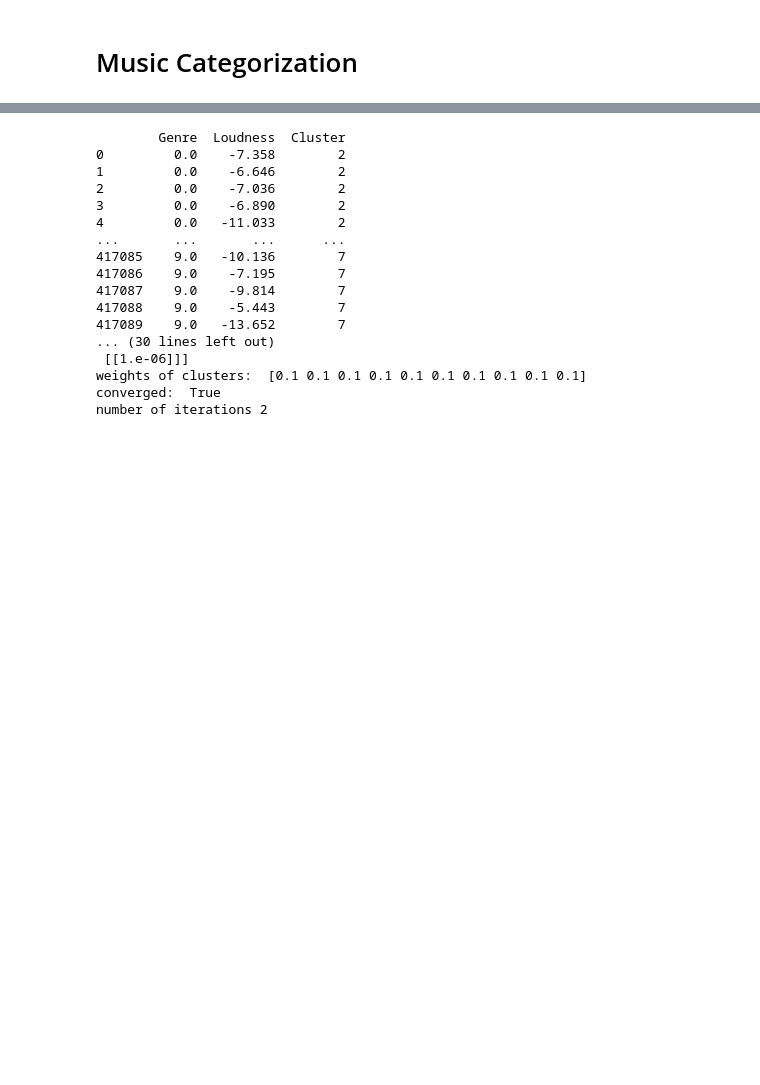
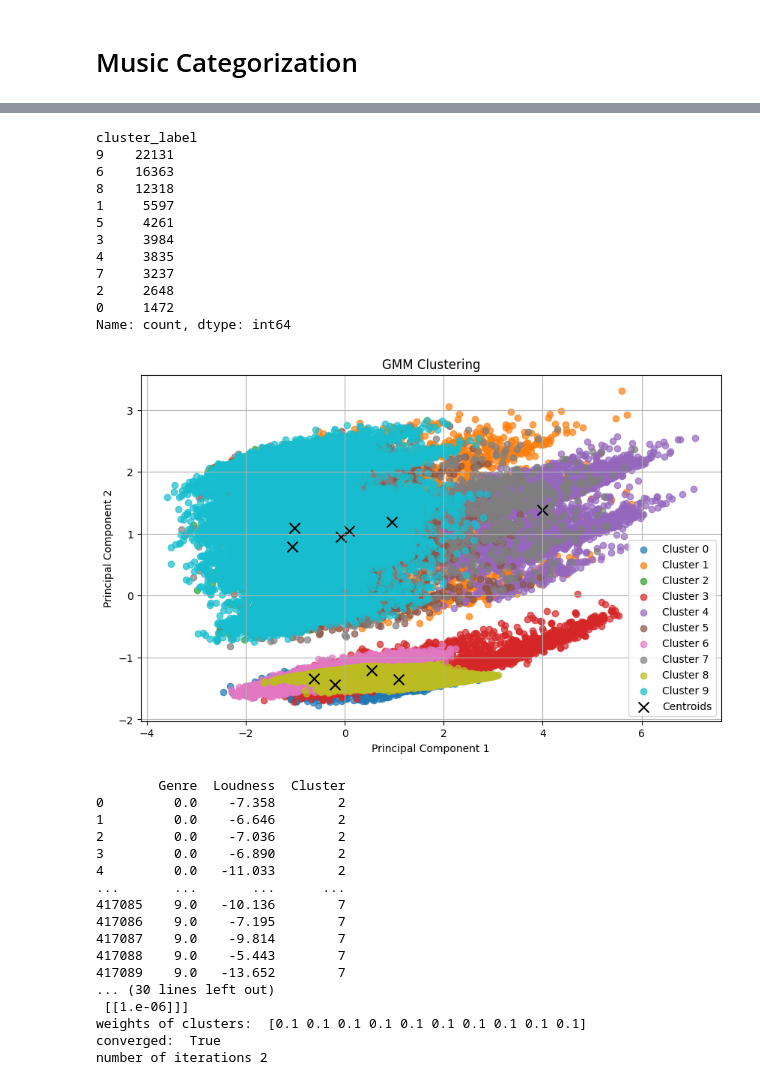
Before and after one commit to ababoescu/COGS118B_Project, a Jupyter notebook: Data_Wrangling_groupXXX.ipynb, the cells around one changed output, grey strips where cells are left out. Drawn from its saved outputs; the diff is of its cells as text; code cells hidden in the pictures; blank space fills up the shorter version.

Commit message:
updated GMM visualization
Updated the GMM (printing visualization) on both the data wrangling section and Final Project section

```diff
--- a/Data_Wrangling_groupXXX.ipynb
+++ b/Data_Wrangling_groupXXX.ipynb
@@ -846,34 +832,48 @@ preprocessor = ColumnTransformer(
 
 X_processed = preprocessor.fit_transform(merged_dataset)
 
-n_components = 9
+n_components = 10
 gmm = GaussianMixture(n_components=n_components, random_state=42)
 gmm.fit(X_processed)
 
 cluster_labels = gmm.predict(X_processed)
 
 merged_dataset['cluster_label'] = cluster_labels
 
 print(merged_dataset['cluster_label'].value_counts())
 
 pca = PCA(n_components=2)
 X_reduced = pca.fit_transform(X_processed)
 
 plt.figure(figsize=(10, 6))
 for cluster_label in range(n_components):
     plt.scatter(X_reduced[cluster_labels == cluster_label, 0],
                 X_reduced[cluster_labels == cluster_label, 1],
                 label=f'Cluster {cluster_label}', alpha=0.7)
 
 
 centroids = pca.transform(gmm.means_)
 plt.scatter(centroids[:, 0], centroids[:, 1], marker='x', color='black', s=100, label='Centroids')
 plt.title('GMM Clustering')
 plt.xlabel("Principal Component 1")
 plt.ylabel("Principal Component 2")
 plt.legend()
 plt.grid(True)
 plt.show()
+# %% [output]
+cluster_label
+9    22131
+6    16363
+8    12318
+1     5597
+5     4261
+3     3984
+4     3835
+7     3237
+2     2648
+0     1472
+Name: count, dtype: int64
+[figure, added]
 # %%
 #Show the Clustering on the less NaNs Dataset
 
```
Also changed, not shown: parts of 5 cells of this notebook, 1 other file.
